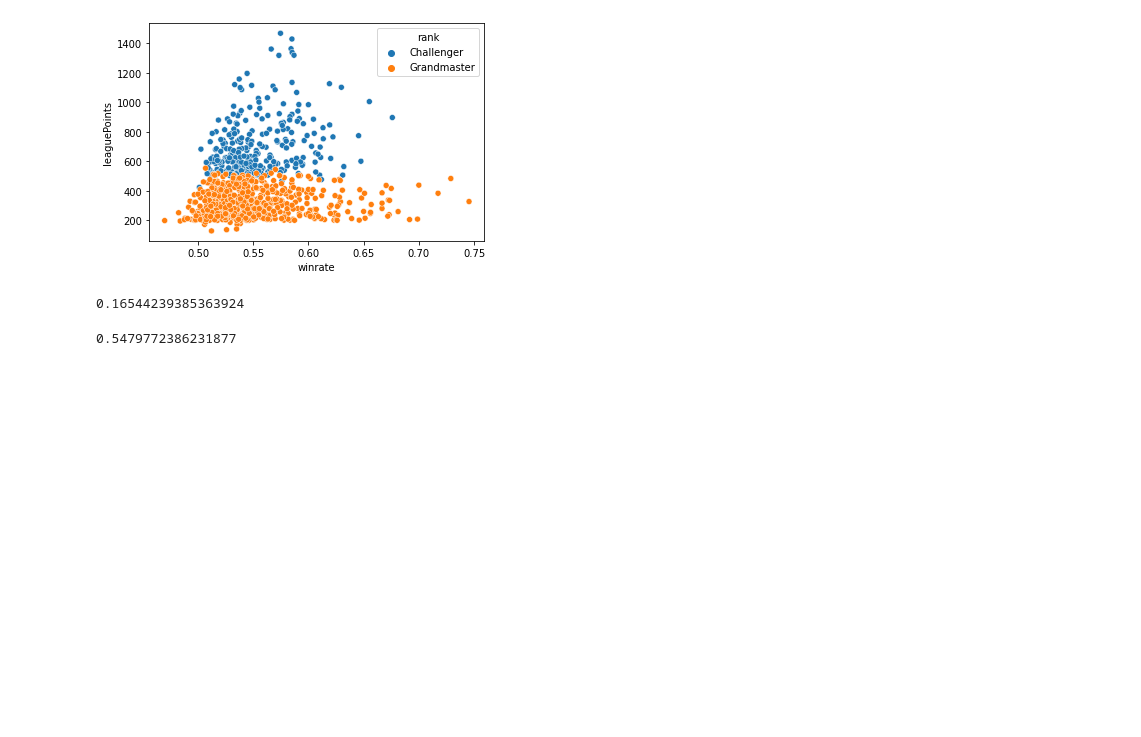
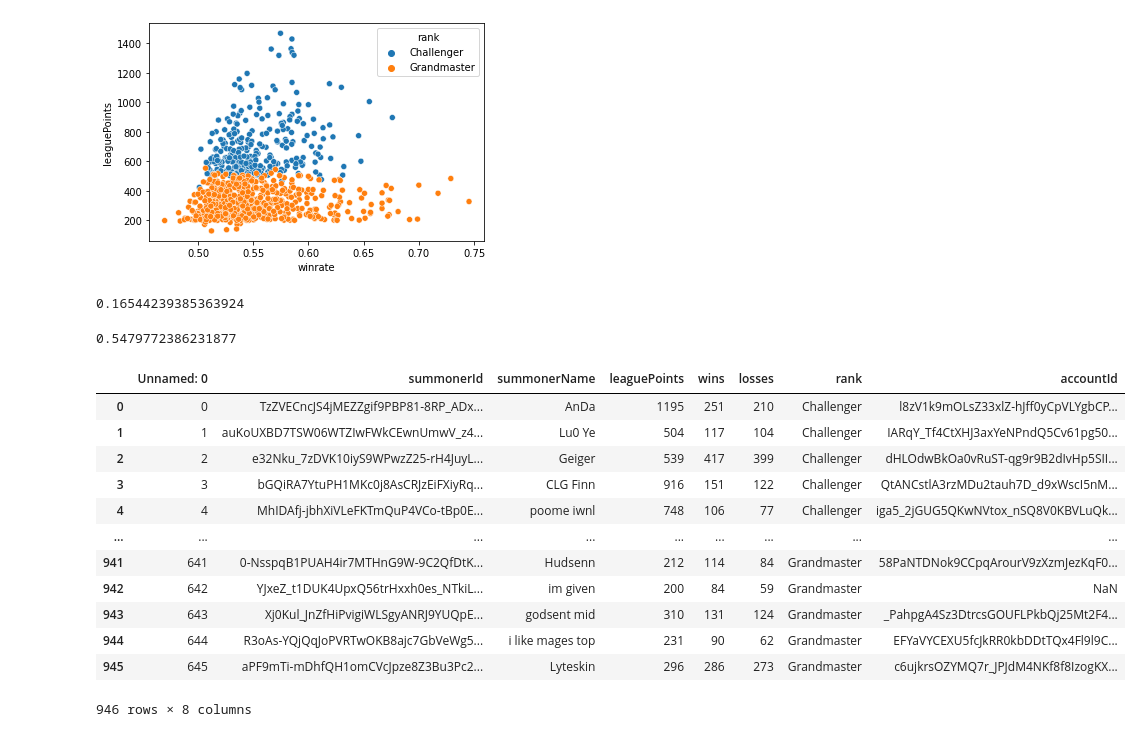
Before and after one commit to pzeng718/Predict-league-of-legends-match-outcome, a Jupyter notebook: Visualizations.ipynb, the cells around one changed output. Saved outputs shown, nothing was run; the diff lists cells and outputs as text; code cells hidden in the pictures; blank space fills up the shorter version.

```diff
--- a/Visualizations.ipynb
+++ b/Visualizations.ipynb
@@ -9,6 +9,7 @@ mastery = pd.read_csv("masteryTable.csv")
 matches = pd.read_csv("matches.csv")
 players = pd.read_csv("players.csv")
 tempPlayers = pd.read_csv("noAccId.csv")
+p2 = pd.read_csv("playersV2.csv")
 # %%
 tempPlayers.head()
 # %% [output]
@@ -89,3 +90,19 @@ import numpy as np
 np.mean(tempPlayers['winrate'])
 # %% [output]
 0.5479772386231877
+# %%
+p2
+# %% [output]
+|  | Unnamed: 0 | summonerId | summonerName | leaguePoints | wins | losses | rank | accountId |
+| 0 | 0 | TzZVECncJS4jMEZZgif9PBP81-8RP_ADx... | AnDa | 1195 | 251 | 210 | Challenger | l8zV1k9mOLsZ33xlZ-hJff0yCpVLYgbCP... |
+| 1 | 1 | auKoUXBD7TSW06WTZIwFWkCEwnUmwV_z4... | Lu0 Ye | 504 | 117 | 104 | Challenger | IARqY_Tf4CtXHJ3axYeNPndQ5Cv61pg50... |
+| 2 | 2 | e32Nku_7zDVK10iyS9WPwzZ25-rH4JuyL... | Geiger | 539 | 417 | 399 | Challenger | dHLOdwBkOa0vRuST-qg9r9B2dIvHp5SII... |
+| 3 | 3 | bGQiRA7YtuPH1MKc0j8AsCRJzEiFXiyRq... | CLG Finn | 916 | 151 | 122 | Challenger | QtANCstlA3rzMDu2tauh7D_d9xWscI5nM... |
+| 4 | 4 | MhIDAfj-jbhXiVLeFKTmQuP4VCo-tBp0E... | poome iwnl | 748 | 106 | 77 | Challenger | iga5_2jGUG5QKwNVtox_nSQ8V0KBVLuQk... |
+| ... | ... | ... | ... | ... | ... | ... | ... | ... |
+| 941 | 641 | 0-NsspqB1PUAH4ir7MTHnG9W-9C2QfDtK... | Hudsenn | 212 | 114 | 84 | Grandmaster | 58PaNTDNok9CCpqArourV9zXzmJezKqF0... |
+| 942 | 642 | YJxeZ_t1DUK4UpxQ56trHxxh0es_NTkiL... | im given | 200 | 84 | 59 | Grandmaster | NaN |
+| 943 | 643 | Xj0Kul_JnZfHiPvigiWLSgyANRJ9YUQpE... | godsent mid | 310 | 131 | 124 | Grandmaster | _PahpgA4Sz3DtrcsGOUFLPkbQj25Mt2F4... |
+| 944 | 644 | R3oAs-YQjQqJoPVRTwOKB8ajc7GbVeWg5... | i like mages top | 231 | 90 | 62 | Grandmaster | EFYaVYCEXU5fcJkRR0kbDDtTQx4Fl9l9C... |
+| 945 | 645 | aPF9mTi-mDhfQH1omCVcJpze8Z3Bu3Pc2... | Lyteskin | 296 | 286 | 273 | Grandmaster | c6ujkrsOZYMQ7r_JPJdM4NKf8f8IzogKX... |
+946 rows × 8 columns
```
Also changed, not shown: 1 other file.
